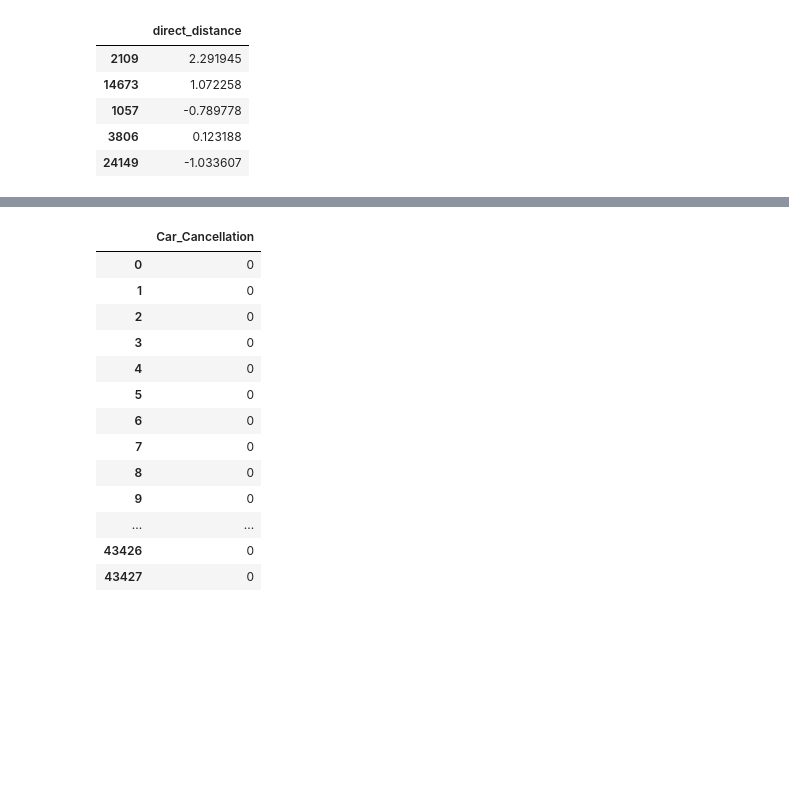
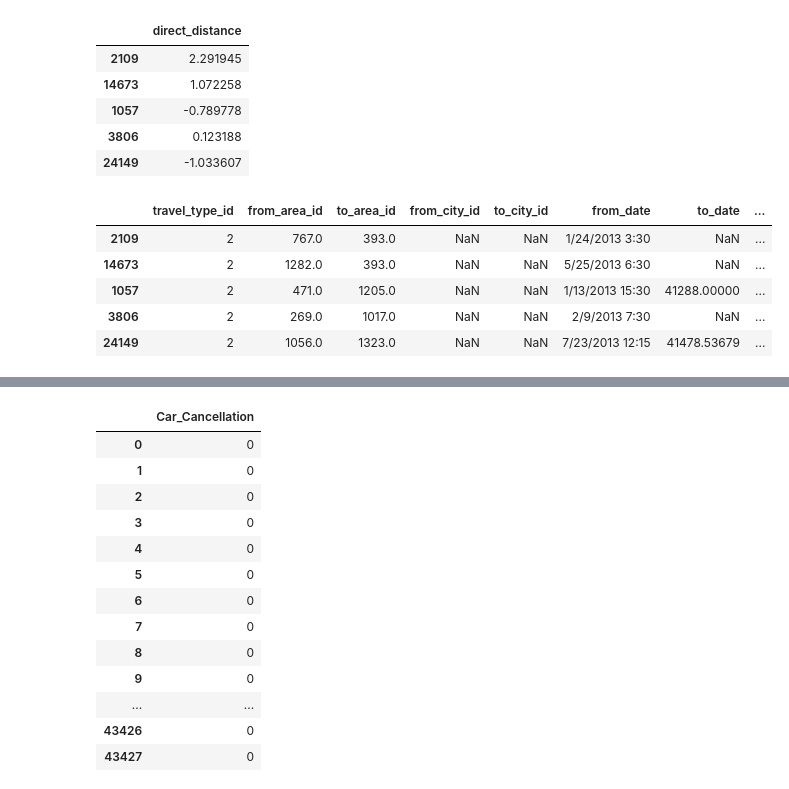
Before and after one commit to Jodahr/CabCancellation, a Jupyter notebook: CabCancellation.ipynb, the cells around one changed output, grey strips where cells are left out. Saved outputs shown, nothing was run; the diff lists cells and outputs as text; code cells hidden in the pictures; blank space fills up the shorter version.

Commit message:
more transformers

```diff
--- a/CabCancellation.ipynb
+++ b/CabCancellation.ipynb
@@ -103,7 +103,7 @@ class NoFit:
         return self
 
 # custom transformer 'column selector'
-class ColumnSelector(TransformerMixin, NoFit):
+class ColumnSelector(TransformerMixin, BaseEstimator, NoFit):
 
     def __init__(self,cols):
         self.cols = cols
@@ -114,6 +114,28 @@ class ColumnSelector(TransformerMixin, NoFit):
 
 #.astype('category', categories= list(set(X[col].values.tolist())))
 # custom datatype transformer
+class DataTypeTransformerCol(TransformerMixin, NoFit):
+
+    def __init__(self, cols, dataType, copy=True):
+        self.copy = copy
+        self.dataType = dataType
+        self.cols = cols
+
+    def transform(self, X):
+        X_ = X if not self.copy else X.copy()
+        if self.dataType == 'category':
+            for element in self.cols:
+                X_[element] = X_[element].astype('category')
+            return X_
+        if self.dataType == 'dateTime':
+            for element in self.cols:
+                X_[element] = pd.to_datetime(X_[element])
+            return X_
+        else:
+            X_[self.cols] = X_[self.cols].astype(str)
+            return X_
+
+
 class DataTypeTransformer(TransformerMixin, NoFit):
 
     def __init__(self, dataType, copy=True):
@@ -169,7 +191,7 @@ class DropColumns(TransformerMixin, NoFit):
 #    return test(x['yTest'], x['yPred'])
 #probPredX.apply(wrapper, axis=1)
 
-class XApply(TransformerMixin, NoFit):
+class DFApply(TransformerMixin, NoFit):
     def __init__(self, func, col, resCol, copy=True):
         self.func=func
         self.copy=copy
@@ -183,7 +205,7 @@ class XApply(TransformerMixin, NoFit):
 
 
 # class which takes a X and a function and returns the modified X
-class XTransform(TransformerMixin, BaseEstimator, NoFit):
+class DFTransform(TransformerMixin, BaseEstimator, NoFit):
     def __init__(self, func, copy=False):
         self.func = func
         self.copy = copy
@@ -245,7 +267,7 @@ class GetDistance(TransformerMixin, BaseEstimator, NoFit):
 from sklearn.feature_extraction import DictVectorizer
 from sklearn.preprocessing import StandardScaler
 
-class DummyTransformer():
+class DummyTransformer(TransformerMixin):
 
     def __init__(self, copy=True):
         self.dv=None
@@ -265,7 +287,7 @@ class DummyTransformer():
         XDum = pd.DataFrame(XT, index=X.index, columns = cols)
         return XDum
 
-class XStandardScaler(TransformerMixin):
+class DFStandardScaler(TransformerMixin):
 
     def __init__(self):
         self.ss = None
@@ -279,7 +301,7 @@ class XStandardScaler(TransformerMixin):
         Xscaled = pd.DataFrame(Xss, index=X.index, columns=X.columns)
         return Xscaled
 
-class XQuantile(TransformerMixin,NoFit):
+class DFQuantile(TransformerMixin,NoFit):
 
     def __init__(self, col, q, suffix='quantile', copy=True):
         self.col = col
@@ -393,6 +415,7 @@ tempPipeline = Pipeline([
     ('getTimeOfDay', DFApply(func=get_timeOfDay, col='from_date', resCol='timeOfDay')),
     ('getWeekday', DFApply(func=get_dayOfWeek, col='from_date', resCol='weekday')),
     ('diff_booking_from_date', DFQuantile(q=10, col='diff_booking_from_date')),
+    ('custoImp', ImpureLabel('diff_booking_from_date_quantile', method='median')),
     ('dropCols', DropColumns(['from_date', 'booking_created','diff_booking_from_date' ])),
     ]
     )
@@ -407,7 +430,7 @@ distPipeline = Pipeline(
     ('custoImp', ImpureLabel('direct_distance', method='median')),
     ('drop', DropColumns(['from_lat','from_long','to_lat','to_long'])),
 #    ('distQuantile', DFQuantile(q=6, col='direct_distance')),
-    ('scaler', XStandardScaler())
+    ('scaler', DFStandardScaler())
 ])
 # %%
 X = df.drop('Car_Cancellation', axis=1)
@@ -496,0 +518,13 @@ features = DFFeatureUnion_neu([('1', tempPipeline)])
+# %%
+remainPipe = Pipeline([
+    ('selectCols', ColumnSelector(['online_booking', 'mobile_site_booking', 'travel_type_id', 'from_area_id'])),
+    ('impure', CustomImpure({'from_area_id': 'unknown'}))
+])
+X_train.head()
+# %% [output]
+|  | travel_type_id | from_area_id | to_area_id | from_city_id | to_city_id | from_date | to_date | ... |
+| 2109 | 2 | 767.0 | 393.0 | NaN | NaN | 1/24/2013 3:30 | NaN | ... |
+| 14673 | 2 | 1282.0 | 393.0 | NaN | NaN | 5/25/2013 6:30 | NaN | ... |
+| 1057 | 2 | 471.0 | 1205.0 | NaN | NaN | 1/13/2013 15:30 | 41288.00000 | ... |
+| 3806 | 2 | 269.0 | 1017.0 | NaN | NaN | 2/9/2013 7:30 | NaN | ... |
+| 24149 | 2 | 1056.0 | 1323.0 | NaN | NaN | 7/23/2013 12:15 | 41478.53679 | ... |
```
Also changed, not shown: parts of 14 cells of this notebook.
